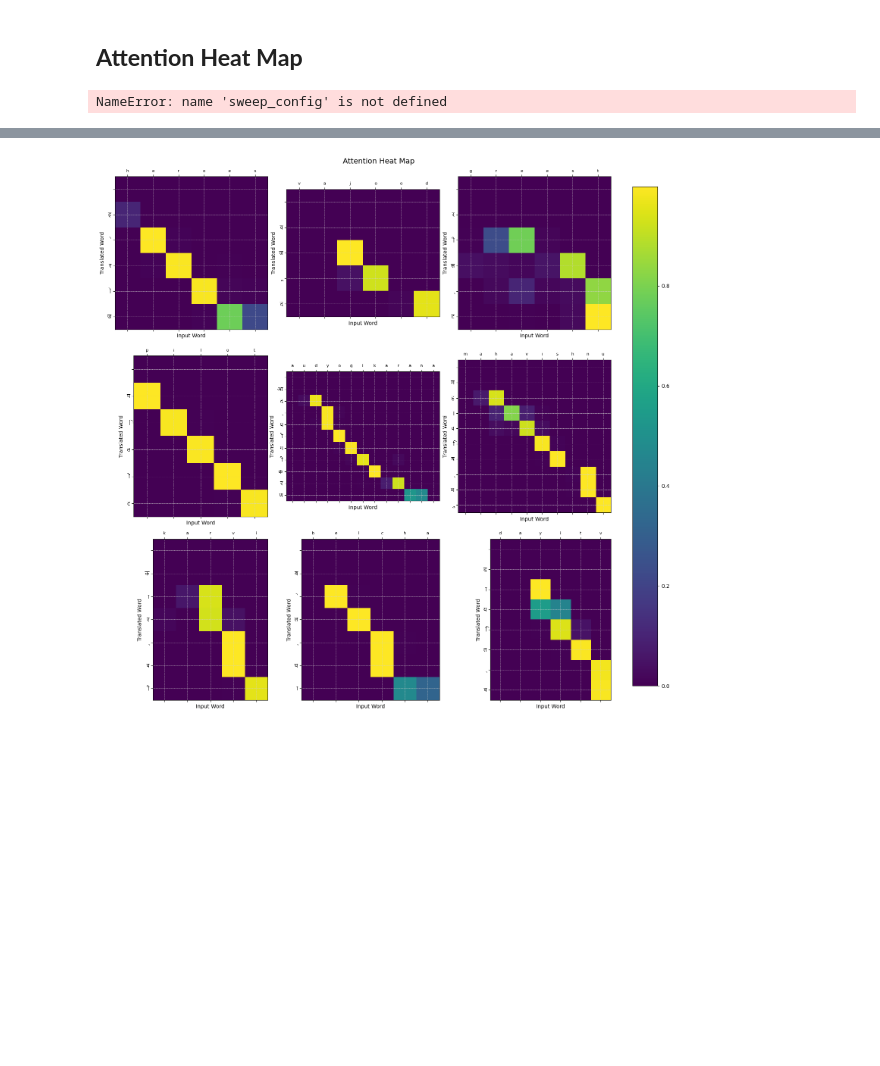
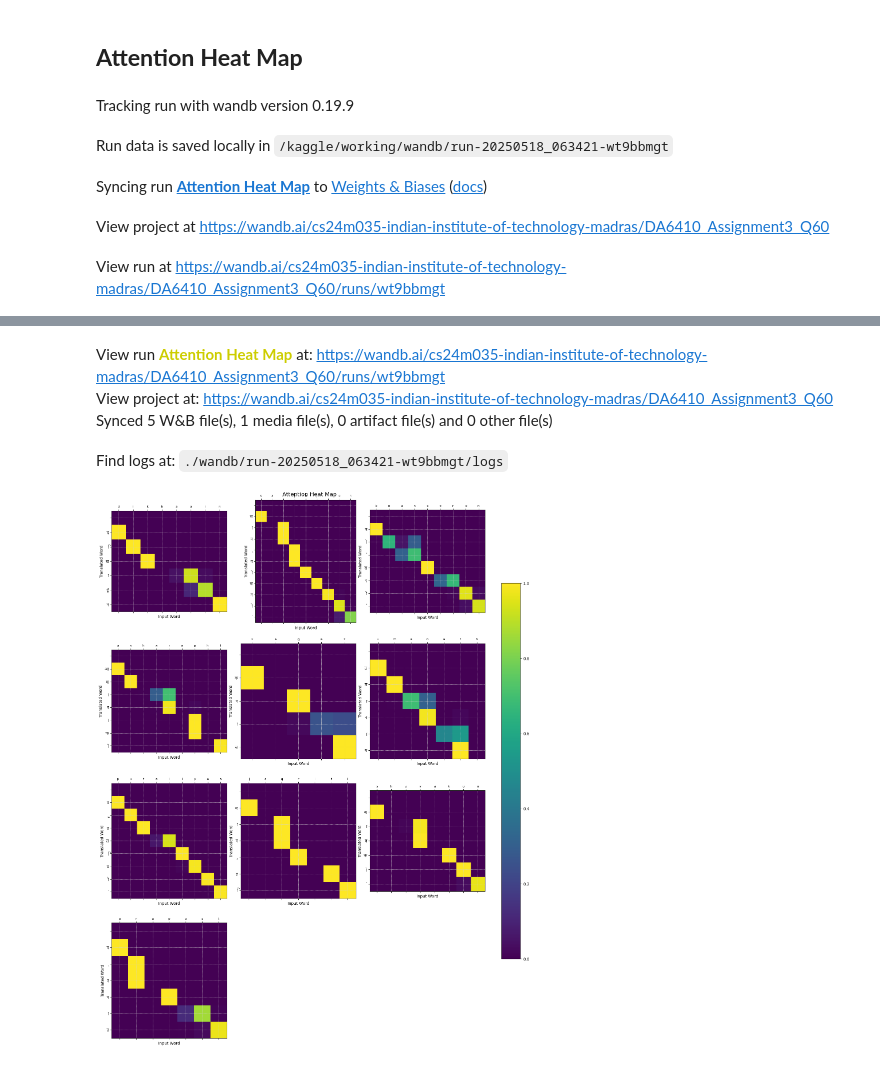
Before and after one commit to Priyanshu999/Deep-Learning-Assignment-3, a Jupyter notebook: attention_seq2seq.ipynb, the cells around one changed output, grey strips where cells are left out. Cells and saved outputs as stored; diff of their text form; code cells hidden in the pictures; blank space fills up the shorter version.

Commit message:
Fixed bugs in attention

```diff
--- a/attention_seq2seq.ipynb
+++ b/attention_seq2seq.ipynb
@@ -1096,7 +1097,7 @@ store_prediction_in_csv_file(HYPER_PARAM, model, device, processed_data)
 # %% [markdown]
 ## **Attention Heat Map**
 # %%
-def plot_attention_grid(translation_dict, attention_dict, figsize=(15, 15), wandb_log = 0, console_log = 1):
+def plot_attention_grid(translation_dict, attention_dict, figsize=(15, 20), wandb_log=0, console_log=1):
     """
     Plot the attention heat map grid for the translation pairs.
 
@@ -1108,38 +1109,41 @@ def plot_attention_grid(translation_dict, attention_dict, figsize=(15, 15), wand
     Returns:
         None
     """
+    num_plots = min(len(translation_dict), 10)  # Plot at most 10 images
+    rows = (num_plots + 2) // 3  # 3 columns, calculate rows needed
 
-    fig, axes = plt.subplots(3, 3, figsize=figsize)
+    fig, axes = plt.subplots(rows, 3, figsize=figsize)
+    axes = axes.flatten()
     fig.suptitle('Attention Heat Map', fontsize=14)
 
-    word_count = 0
-    for word, translation in translation_dict.items():
+    hindi_font = FontProperties(fname='/kaggle/input/nirmala/Nirmala.ttf')
+
+    for idx, (word, translation) in enumerate(translation_dict.items()):
+        if idx >= 10:
+            break
         attention = attention_dict[word][:len(translation), :, :len(word)].squeeze(1).detach().numpy()
-        ax = axes.flat[word_count]
-        im = ax.matshow(attention, cmap='viridis')  # Using 'viridis' colormap for better visualization
+        ax = axes[idx]
+        im = ax.matshow(attention, cmap='viridis')
         ax.set_xticks(np.arange(len(word)))
         ax.set_xticklabels(word, size=8)
         ax.set_yticks(np.arange(len(translation)))
-        hindi_font = FontProperties(fname='/kaggle/input/nirmala/Nirmala.ttf')
         ax.set_yticklabels(translation, size=8, fontproperties=hindi_font)
         ax.set_xlabel('Input Word', fontsize=10)
         ax.set_ylabel('Translated Word', fontsize=10)
         ax.grid(color='lightgray', linestyle='--', linewidth=0.5)
-        word_count += 1
 
-    # Hide unused axes
-    for ax in axes.flat[len(translation_dict):]:
-        ax.axis('off')
+    # Hide unused subplots
+    for j in range(idx + 1, len(axes)):
+        axes[j].axis('off')
 
-    # Adjust layout and display plot
     fig.tight_layout()
-    plt.colorbar(im, ax=axes.ravel().tolist(), fraction=0.046, pad=0.04)  # Add colorbar
+    plt.colorbar(im, ax=axes[:num_plots], fraction=0.046, pad=0.04)
 
     if wandb_log == 1:
-        sweep_id = wandb.sweep(sweep_config, project="DA6410_Assignment3_Q60")
         wandb.init(project='DA6410_Assignment3_Q60', name='Attention Heat Map')
         wandb.log({'Attention Heat Maps': wandb.Image(plt)})
         wandb.finish()
+
     if console_log == 1:
         plt.show()
 # %%
@@ -1164,7 +1168,7 @@ def generate_sample_predictions(data_bundle, net, config, run_device):
         output, attn = generate_predictions(net, cleaned_seq, config, run_device, data_bundle)
         return cleaned_seq, ' ' + output, attn
 
-    samples = random.sample(list(data_bundle["test_x"]), 9)
+    samples = random.sample(list(data_bundle["test_x"]), 10)
     translated_output = {}
     attention_weights = {}
 
@@ -1176,7 +1180,11 @@ def generate_sample_predictions(data_bundle, net, config, run_device):
     return translated_output, attention_weights
 # %%
 
-translation_dict, attention_dict = random_test_words(processed_data, model, HYPER_PARAM, device)
+translation_dict, attention_dict = generate_sample_predictions(processed_data, model, HYPER_PARAM, device)
 plot_attention_grid(translation_dict, attention_dict, wandb_log = 1, console_log = 1)
 # %% [output]
-NameError: name 'sweep_config' is not defined
+Tracking run with wandb version 0.19.9
+Run data is saved locally in /kaggle/working/wandb/run-20250518_063421-wt9bbmgt
+Syncing run Attention Heat Map to Weights & Biases (docs)
+View project at https://wandb.ai/cs24m035-indian-institute-of-technology-madras/DA6410_Assignment3_Q60
+View run at https://wandb.ai/cs24m035-indian-institute-of-technology-madras/DA6410_Assignment3_Q60/runs/wt9bbmgt
@@ -1183,4 +1192,8 @@ NameError: name 'sweep_config' is not defined
+View run Attention Heat Map at: https://wandb.ai/cs24m035-indian-institute-of-technology-madras/DA6410_Assignment3_Q60/runs/wt9bbmgt
+View project at: https://wandb.ai/cs24m035-indian-institute-of-technology-madras/DA6410_Assignment3_Q60
+Synced 5 W&B file(s), 1 media file(s), 0 artifact file(s) and 0 other file(s)
+Find logs at: ./wandb/run-20250518_063421-wt9bbmgt/logs
-[figure, old version]
+[figure, new version]
 # %%
 import numpy as np
 import torch
```
Also changed, not shown: parts of 10 cells of this notebook.
